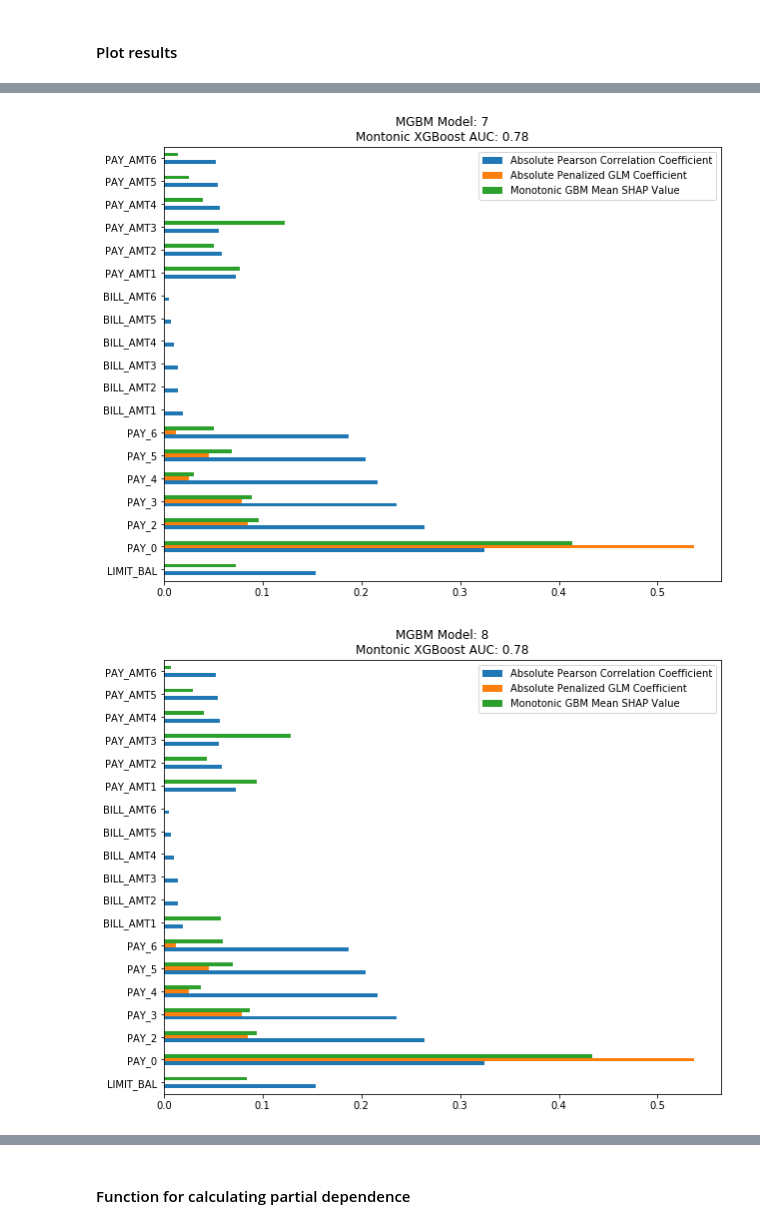
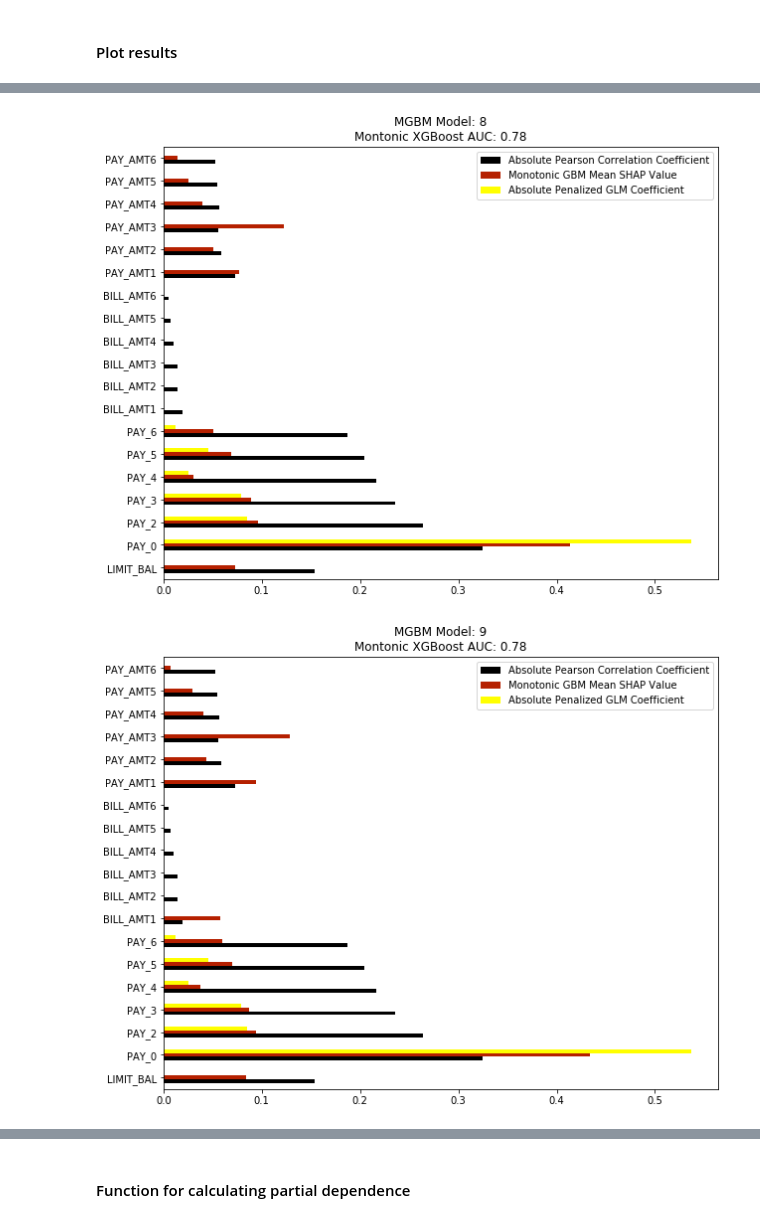
Before and after one commit to jphall663/interpretable_machine_learning_with_python, a Jupyter notebook: glm_mgbm_gbm.ipynb, the cells around one changed output, grey strips where cells are left out. Saved outputs shown, nothing was run; the diff lists cells and outputs as text; code cells hidden in the pictures.

```diff
--- a/glm_mgbm_gbm.ipynb
+++ b/glm_mgbm_gbm.ipynb
@@ -202,0 +299,19 @@ Best penalized GLM AUC: 0.73
+# %%
+reg_path_dict = best_glm.getGLMRegularizationPath(best_glm)
+reg_path_frame = pd.DataFrame(columns=reg_path_dict['coefficients'][0].keys())
+
+for i in range(0, len(reg_path_dict['coefficients'])):
+    reg_path_frame = reg_path_frame.append(reg_path_dict['coefficients'][i],
+                                           ignore_index=True)
+
+selected = list(reg_path_frame.iloc[-1, :][reg_path_frame.iloc[-1, :] > 1e-03].index)
+
+fig, ax_ = plt.subplots(figsize=(8, 6))
+_ = reg_path_frame[selected].plot(kind='line', ax=ax_, title='Penalized GLM Regularization Paths',
+                                  colormap='gnuplot')
+_ = ax_.set_xlabel('Iteration')
+_ = ax_.set_ylabel('Coefficient Value')
+_ = ax_.axhline(c='k', lw=1, xmin=0.045, xmax=0.955)
+_ = plt.legend(bbox_to_anchor=(1.05, 0),
+               loc=3,
+               borderaxespad=0.)
@@ -324,7 +441,12 @@ for j, frame in enumerate(corr_glm_mgbm_shap_coefs):
 
     # plot results
     auc_ = mgbm_models[j].auc(valid=True)
-    title_ = 'MGBM Model: {j}\nMontonic XGBoost AUC: {auc:.2f}'.format(j=str(j), auc=auc_)
+    title_ = 'MGBM Model: {j}\nMontonic XGBoost AUC: {auc:.2f}'.format(j=str(j+1), auc=auc_)
     fig, ax_ = plt.subplots(figsize=(10, 8))
-    _ = frame.plot(kind='barh', ax=ax_, title=title_)
+    _ = frame[['Absolute Pearson Correlation Coefficient',
+               'Monotonic GBM Mean SHAP Value',
+               'Absolute Penalized GLM Coefficient']].plot(kind='barh',
+                                                           ax=ax_,
+                                                           title=title_,
+                                                           colormap='gnuplot')
 # %% [output]
@@ -338,2 +460,2 @@ for j, frame in enumerate(corr_glm_mgbm_shap_coefs):
-[figure, old version]
+[figure, new version]
-[figure, old version]
+[figure, new version]
```
Also changed, not shown: parts of 50 cells of this notebook.
